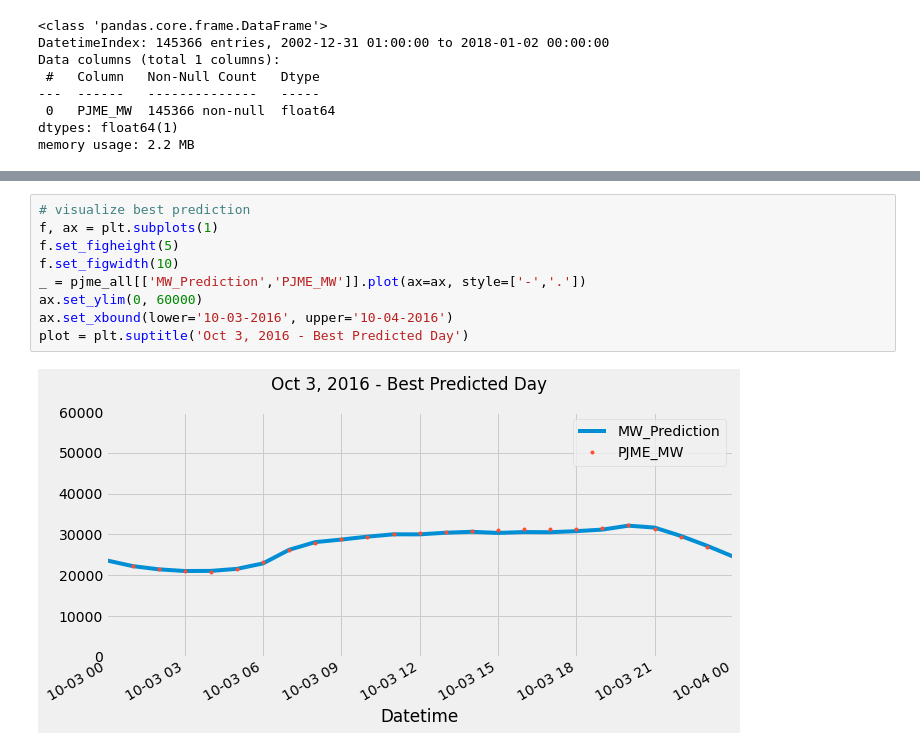
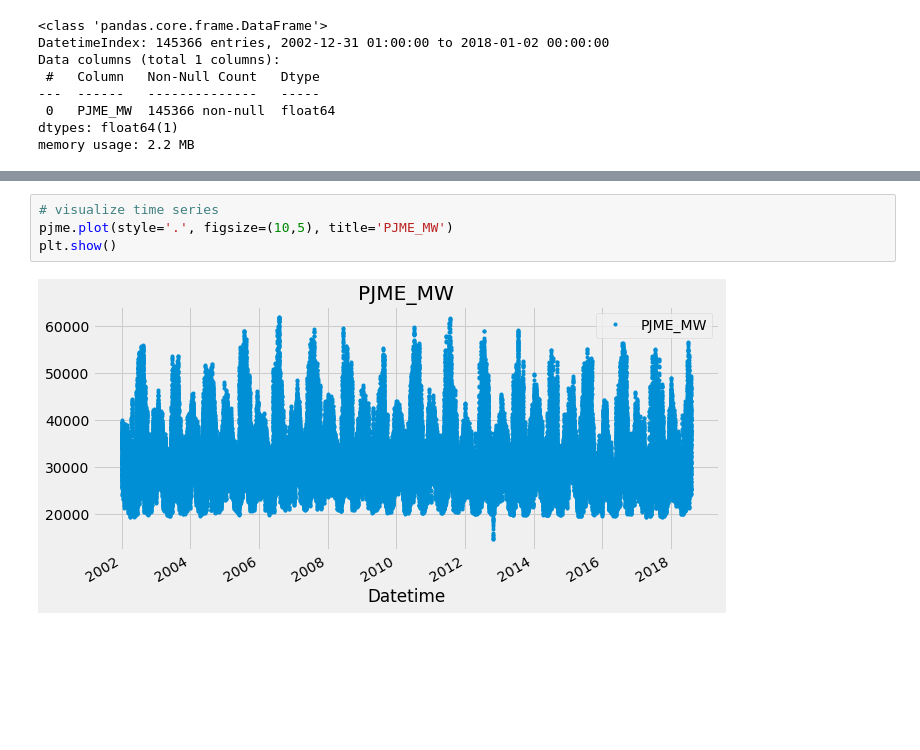
Before and after one commit to hiydavid/time-series, a Jupyter notebook: ts_forecasting_lightgbm.ipynb, the cells around one changed output, grey strips where cells are left out. Saved outputs shown, nothing was run; the diff lists cells and outputs as text; blank space fills up the shorter version.

```diff
--- a/ts_forecasting_lightgbm.ipynb
+++ b/ts_forecasting_lightgbm.ipynb
@@ -202,11 +30,6 @@ plot = plt.suptitle('Aug 13, 2016 - Worst Predicted Day')
-# %%
-# visualize best prediction
-f, ax = plt.subplots(1)
-f.set_figheight(5)
-f.set_figwidth(10)
-_ = pjme_all[['MW_Prediction','PJME_MW']].plot(ax=ax, style=['-','.'])
-ax.set_ylim(0, 60000)
-ax.set_xbound(lower='10-03-2016', upper='10-04-2016')
-plot = plt.suptitle('Oct 3, 2016 - Best Predicted Day')
-# %% [output]
-[figure, removed]
+# %%
+# visualize time series
+pjme.plot(style='.', figsize=(10,5), title='PJME_MW')
+plt.show()
+# %% [output]
+[figure, added]
```
Also changed, not shown: parts of 43 cells of this notebook.
